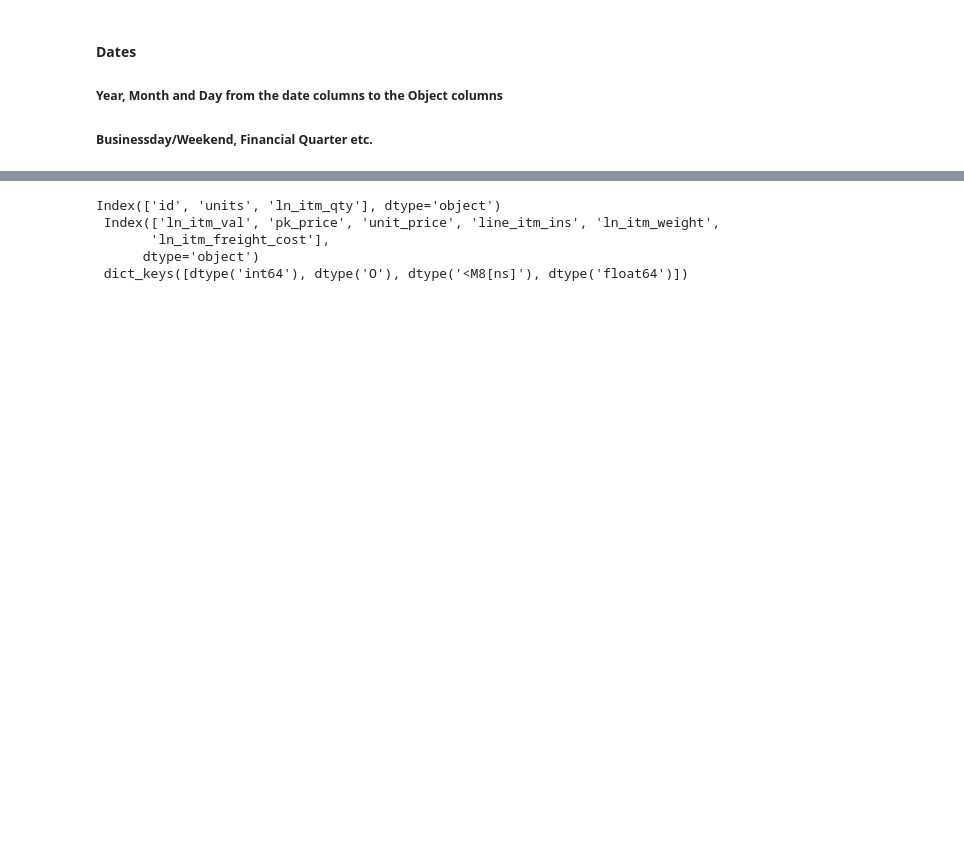
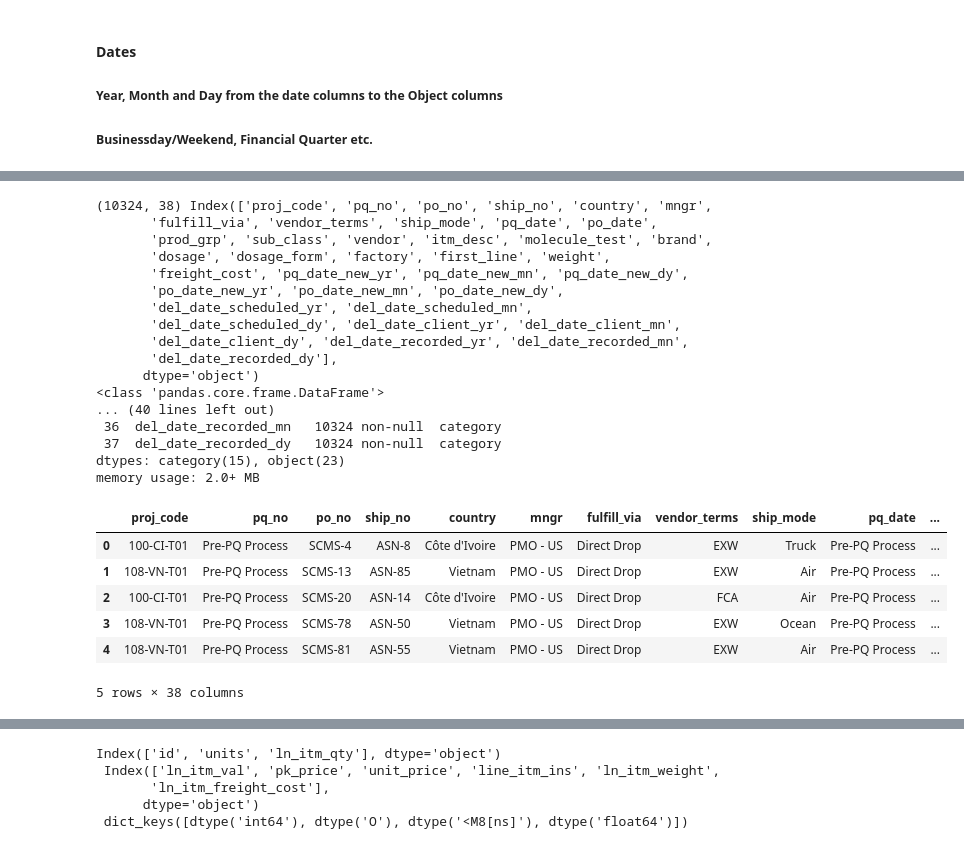
Before and after one commit to rakeshn19/AI-project-SCM, a Jupyter notebook: data_cleaning_feature_engg.ipynb, the cells around one changed output, grey strips where cells are left out. Saved outputs shown, nothing was run; the diff lists cells and outputs as text; code cells hidden in the pictures; blank space fills up the shorter version.

```diff
--- a/data_cleaning_feature_engg.ipynb
+++ b/data_cleaning_feature_engg.ipynb
@@ -1063,21 +989,0 @@ memory usage: 2.0+ MB
-# %%
-# Make businessday, monthend, and quarterly features
-datecolumns =['pq_date_new', 'po_date_new', 'del_date_scheduled'
-              , 'del_date_client','del_date_recorded']
-lists_wd=[list(ddate[c].dt.weekday) for c in datecolumns] # Use .dt function!!
-lists_wk=[list(ddate[c].dt.isocalendar().week) for c in datecolumns] # Use .dt function!!
-lists_qt=[list(ddate[c].dt.quarter) for c in datecolumns] # Use .dt function!!
-print(len(lists_wd), len(lists_wk),len(lists_qt))
-print(len(lists_wd[0]), len(lists_wk[2]),len(lists_qt[4]))
-
-# Remember to cast these as categories later!
-date_list_of_lists = [lists_wd, lists_wk, lists_qt]
-date_suffix = ['wd', 'wk', 'qt']
-for c in datecolumns:
-    j = datecolumns.index(c)
-    for i in range(len(date_list_of_lists)):
-        name = str(c)+str("_")+str(date_suffix[i])
-        # Make sure to convert to categorical
-        dobject[name] = pd.Categorical(date_list_of_lists[i][j])
-print(dobject.shape,dobject.columns)
-dobject.info()
@@ -1101,0 +990,45 @@ memory usage: 2.1+ MB
+# %%
+
+
+# 'ddate' is your DataFrame containing the datetime columns.
+# Let's ensure these columns are in datetime format (necessary if not already done).
+datecolumns = ['pq_date_new', 'po_date_new', 'del_date_scheduled', 'del_date_client', 'del_date_recorded']
+ddate[datecolumns] = ddate[datecolumns].apply(pd.to_datetime)
+
+# Iterating through each date column to extract year, month, and day
+date_suffix = ['yr', 'mn', 'dy']
+for c in datecolumns:
+    # Extracting year, month, and day and converting them to categorical directly
+    dobject[c + "_yr"] = pd.Categorical(ddate[c].dt.year)
+    dobject[c + "_mn"] = pd.Categorical(ddate[c].dt.month)
+    dobject[c + "_dy"] = pd.Categorical(ddate[c].dt.day)
+
+# Display the structure and columns of the resulting DataFrame
+print(dobject.shape, dobject.columns)
+dobject.info()
+dobject.head()
+# %% [output]
+(10324, 38) Index(['proj_code', 'pq_no', 'po_no', 'ship_no', 'country', 'mngr',
+       'fulfill_via', 'vendor_terms', 'ship_mode', 'pq_date', 'po_date',
+       'prod_grp', 'sub_class', 'vendor', 'itm_desc', 'molecule_test', 'brand',
+       'dosage', 'dosage_form', 'factory', 'first_line', 'weight',
+       'freight_cost', 'pq_date_new_yr', 'pq_date_new_mn', 'pq_date_new_dy',
+       'po_date_new_yr', 'po_date_new_mn', 'po_date_new_dy',
+       'del_date_scheduled_yr', 'del_date_scheduled_mn',
+       'del_date_scheduled_dy', 'del_date_client_yr', 'del_date_client_mn',
+       'del_date_client_dy', 'del_date_recorded_yr', 'del_date_recorded_mn',
+       'del_date_recorded_dy'],
+      dtype='object')
+<class 'pandas.core.frame.DataFrame'>
+... (40 lines left out)
+ 36  del_date_recorded_mn   10324 non-null  category
+ 37  del_date_recorded_dy   10324 non-null  category
+dtypes: category(15), object(23)
+memory usage: 2.0+ MB
+|  | proj_code | pq_no | po_no | ship_no | country | mngr | fulfill_via | vendor_terms | ship_mode | pq_date | ... |
+| 0 | 100-CI-T01 | Pre-PQ Process | SCMS-4 | ASN-8 | Côte d'Ivoire | PMO - US | Direct Drop | EXW | Truck | Pre-PQ Process | ... |
+| 1 | 108-VN-T01 | Pre-PQ Process | SCMS-13 | ASN-85 | Vietnam | PMO - US | Direct Drop | EXW | Air | Pre-PQ Process | ... |
+| 2 | 100-CI-T01 | Pre-PQ Process | SCMS-20 | ASN-14 | Côte d'Ivoire | PMO - US | Direct Drop | FCA | Air | Pre-PQ Process | ... |
+| 3 | 108-VN-T01 | Pre-PQ Process | SCMS-78 | ASN-50 | Vietnam | PMO - US | Direct Drop | EXW | Ocean | Pre-PQ Process | ... |
+| 4 | 108-VN-T01 | Pre-PQ Process | SCMS-81 | ASN-55 | Vietnam | PMO - US | Direct Drop | EXW | Air | Pre-PQ Process | ... |
+5 rows × 38 columns
```
Also changed, not shown: parts of 25 cells of this notebook, 14 other files.
